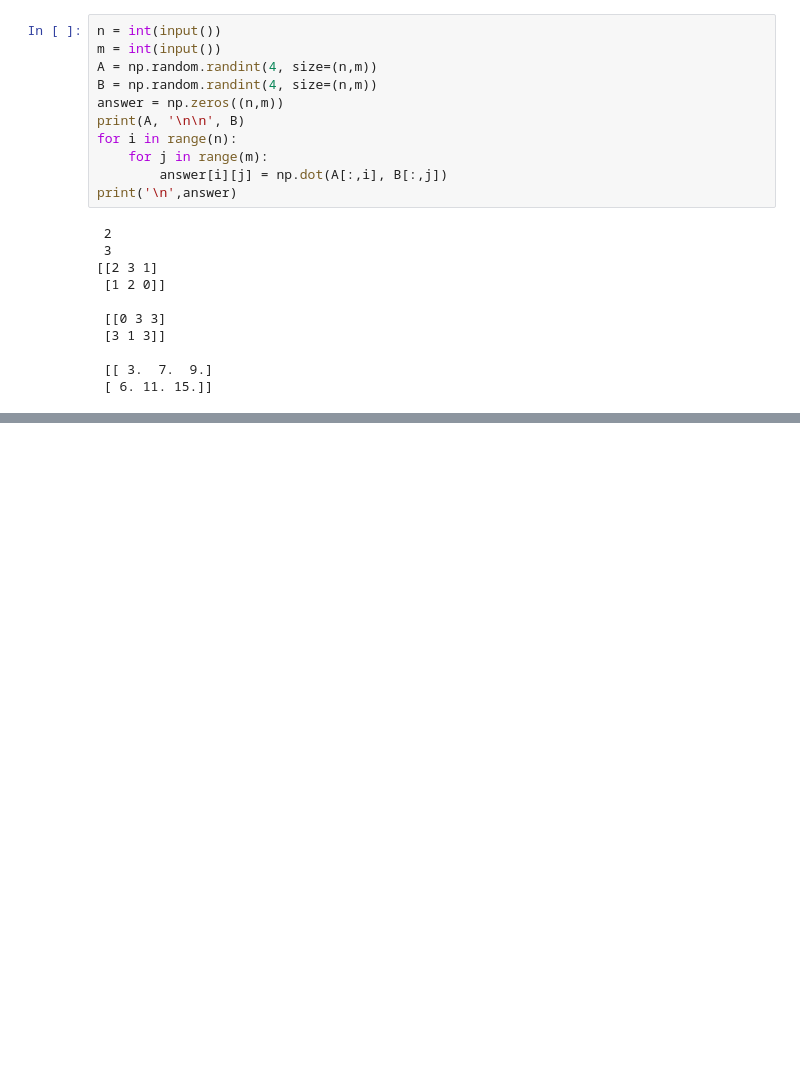
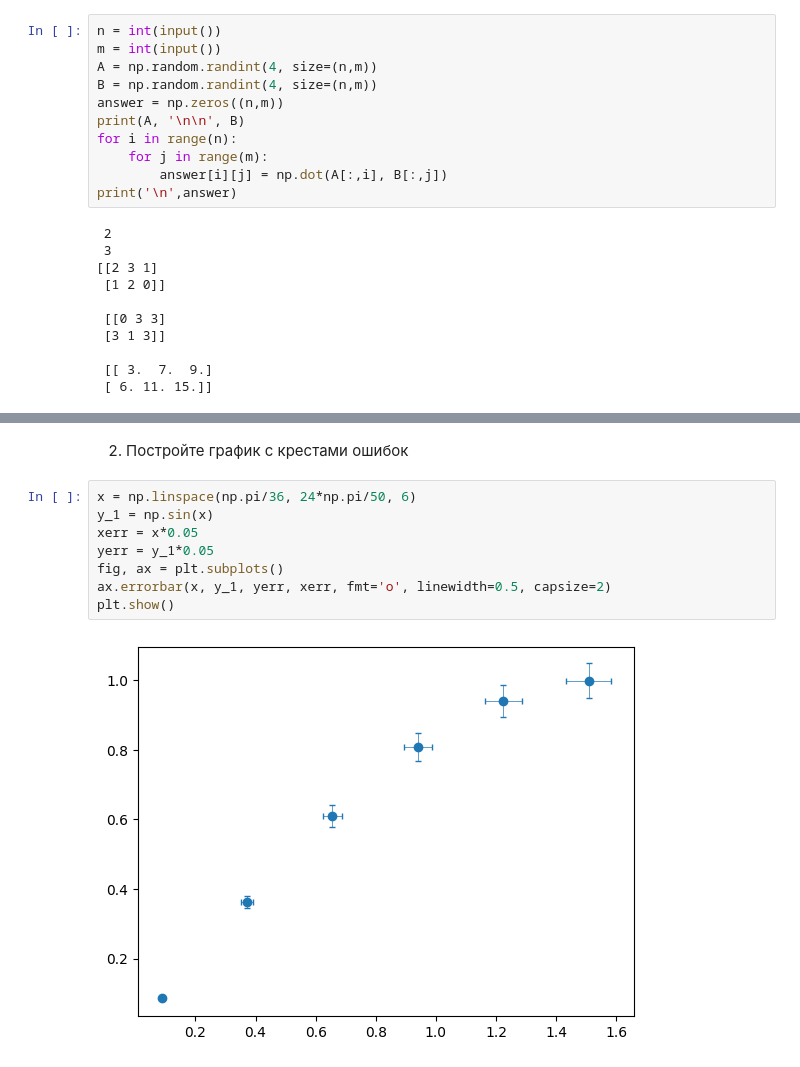
Before and after one commit to wowsleeptam/Vichmati, a Jupyter notebook: 1.ipynb, the cells around one changed output, grey strips where cells are left out. Saved outputs shown, nothing was run; the diff lists cells and outputs as text; blank space fills up the shorter version.

```diff
--- a/1.ipynb
+++ b/1.ipynb
@@ -140,0 +168,12 @@ print('\n',answer)
+# %% [markdown]
+2. Постройте график с крестами ошибок
+# %%
+x = np.linspace(np.pi/36, 24*np.pi/50, 6)
+y_1 = np.sin(x)
+xerr = x*0.05
+yerr = y_1*0.05
+fig, ax = plt.subplots()
+ax.errorbar(x, y_1, yerr, xerr, fmt='o', linewidth=0.5, capsize=2)
+plt.show()
+# %% [output]
+[figure, added]
```
Also changed, not shown: parts of 6 cells of this notebook.
